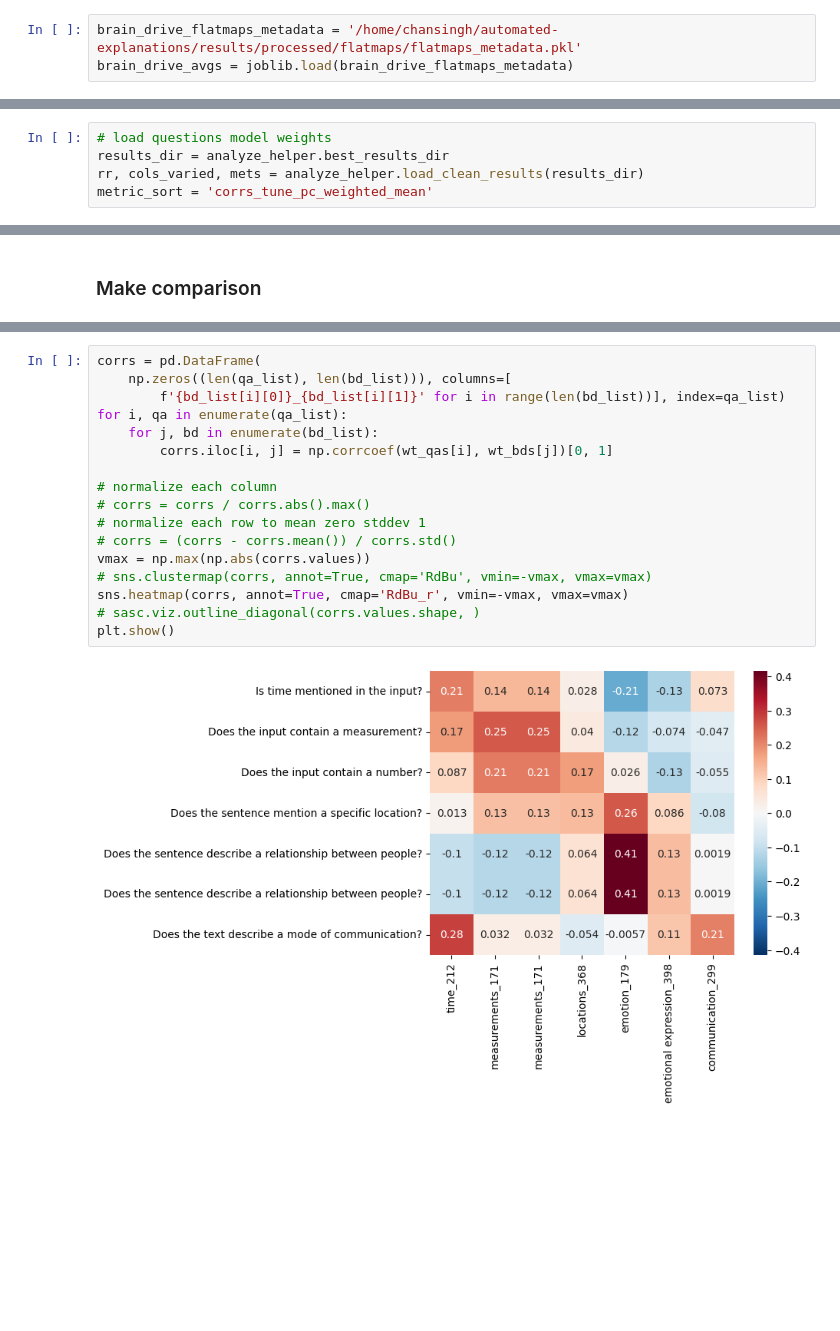
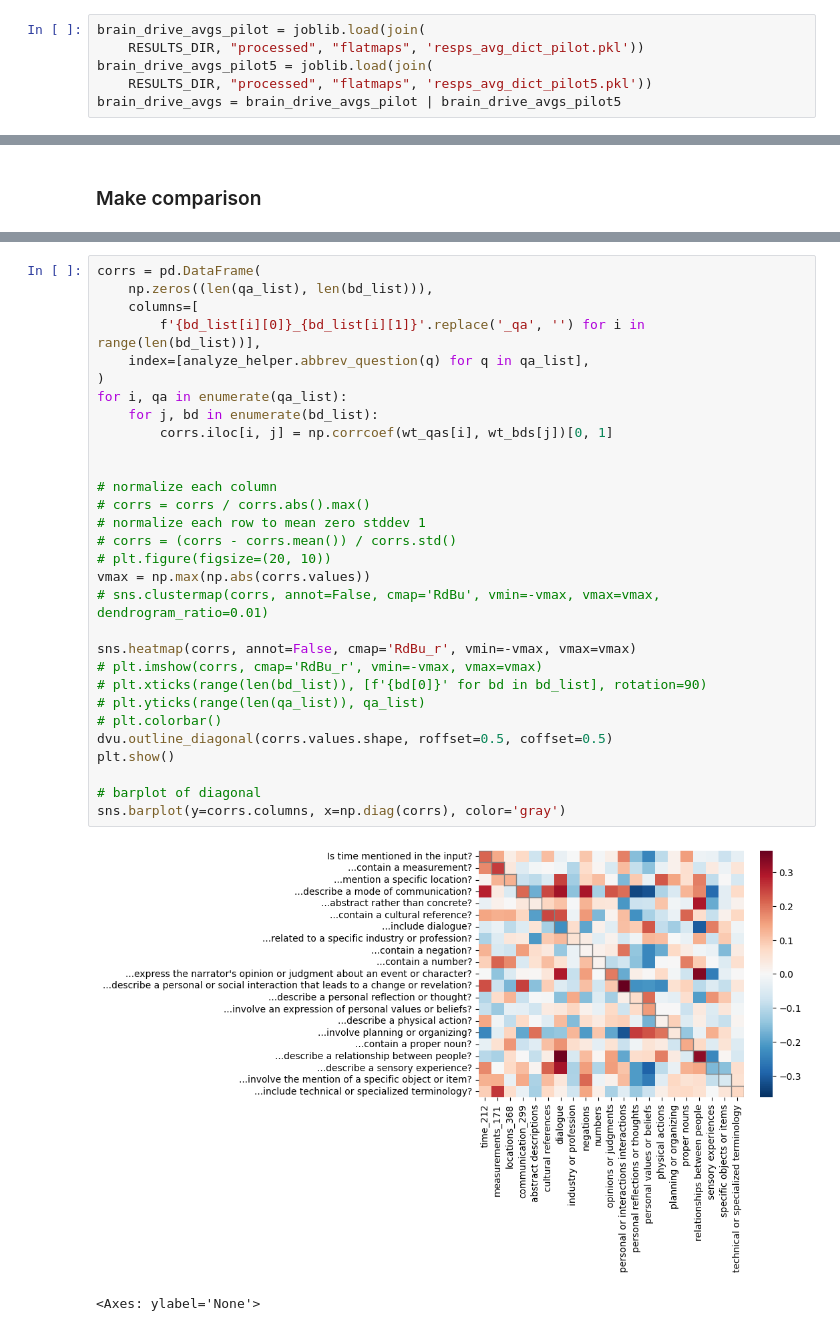
Before and after one commit to csinva/fmri, a Jupyter notebook: notebooks_gpt4/02_brain_drive_compare.ipynb, the cells around one changed output, grey strips where cells are left out. Saved outputs shown, nothing was run; the diff lists cells and outputs as text; blank space fills up the shorter version.

Commit message:
brain_drive compare to qa stories

```diff
--- a/notebooks_gpt4/02_brain_drive_compare.ipynb
+++ b/notebooks_gpt4/02_brain_drive_compare.ipynb
@@ -19,16 +21,14 @@ import analyze_helper
 from neuro.features.qa_questions import get_questions, get_merged_questions_v3_boostexamples
 # %% [markdown]
 ### load average flatmaps per explanation braindrive
-# %%
-brain_drive_flatmaps_metadata = '/home/chansingh/automated-explanations/results/processed/flatmaps/flatmaps_metadata.pkl'
-brain_drive_avgs = joblib.load(brain_drive_flatmaps_metadata)
+# %%
+brain_drive_avgs_pilot = joblib.load(join(
+    RESULTS_DIR, "processed", "flatmaps", 'resps_avg_dict_pilot.pkl'))
+brain_drive_avgs_pilot5 = joblib.load(join(
+    RESULTS_DIR, "processed", "flatmaps", 'resps_avg_dict_pilot5.pkl'))
+brain_drive_avgs = brain_drive_avgs_pilot | brain_drive_avgs_pilot5
 # %%
 brain_drive_avgs
 # %% [markdown]
 ### load weights per question
-# %%
-# load questions model weights
-results_dir = analyze_helper.best_results_dir
-rr, cols_varied, mets = analyze_helper.load_clean_results(results_dir)
-metric_sort = 'corrs_tune_pc_weighted_mean'
 # %%
@@ -97,19 +137,33 @@ wt_bds = [wt_bd[mask] for wt_bd in wt_bds]
 # %%
 corrs = pd.DataFrame(
-    np.zeros((len(qa_list), len(bd_list))), columns=[
-        f'{bd_list[i][0]}_{bd_list[i][1]}' for i in range(len(bd_list))], index=qa_list)
+    np.zeros((len(qa_list), len(bd_list))),
+    columns=[
+        f'{bd_list[i][0]}_{bd_list[i][1]}'.replace('_qa', '') for i in range(len(bd_list))],
+    index=[analyze_helper.abbrev_question(q) for q in qa_list],
+)
 for i, qa in enumerate(qa_list):
     for j, bd in enumerate(bd_list):
         corrs.iloc[i, j] = np.corrcoef(wt_qas[i], wt_bds[j])[0, 1]
+
 
 # normalize each column
 # corrs = corrs / corrs.abs().max()
 # normalize each row to mean zero stddev 1
 # corrs = (corrs - corrs.mean()) / corrs.std()
+# plt.figure(figsize=(20, 10))
 vmax = np.max(np.abs(corrs.values))
-# sns.clustermap(corrs, annot=True, cmap='RdBu', vmin=-vmax, vmax=vmax)
-sns.heatmap(corrs, annot=True, cmap='RdBu_r', vmin=-vmax, vmax=vmax)
-# sasc.viz.outline_diagonal(corrs.values.shape, )
+# sns.clustermap(corrs, annot=False, cmap='RdBu', vmin=-vmax, vmax=vmax, dendrogram_ratio=0.01)
+
+sns.heatmap(corrs, annot=False, cmap='RdBu_r', vmin=-vmax, vmax=vmax)
+# plt.imshow(corrs, cmap='RdBu_r', vmin=-vmax, vmax=vmax)
+# plt.xticks(range(len(bd_list)), [f'{bd[0]}' for bd in bd_list], rotation=90)
+# plt.yticks(range(len(qa_list)), qa_list)
+# plt.colorbar()
+dvu.outline_diagonal(corrs.values.shape, roffset=0.5, coffset=0.5)
 plt.show()
+
+# barplot of diagonal
+sns.barplot(y=corrs.columns, x=np.diag(corrs), color='gray')
 # %% [output]
-[figure, old version]
+[figure, new version]
+<Axes: ylabel='None'>
```
Also changed, not shown: parts of 9 cells of this notebook, 5 other files.
